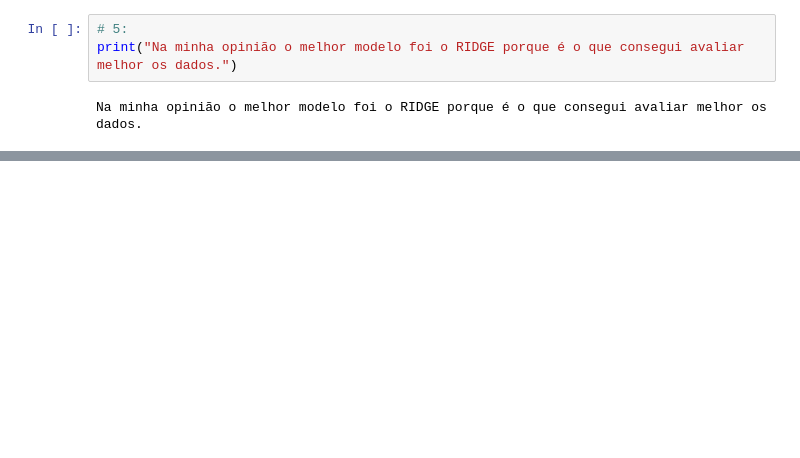
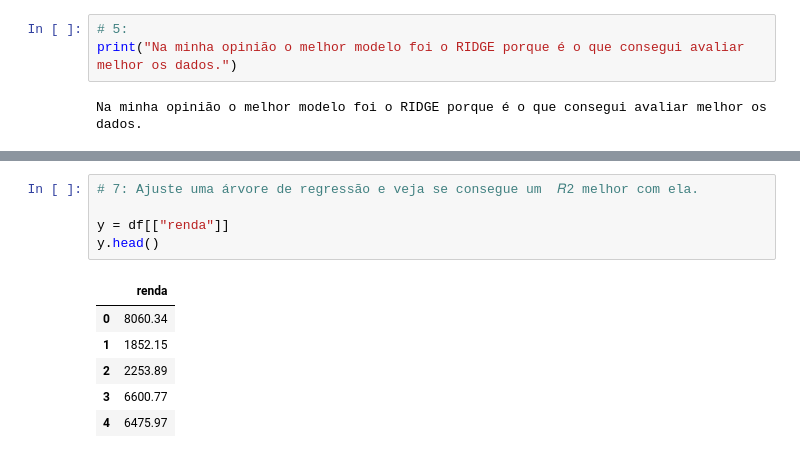
Before and after one commit to victortintel/ex2_modulo13_regressao2-, a Jupyter notebook: ex2_victor_tintel_mod_13.ipynb, the cells around one changed output, grey strips where cells are left out. Cells and saved outputs as stored; diff of their text form; blank space fills up the shorter version.

```diff
--- a/ex2_victor_tintel_mod_13.ipynb
+++ b/ex2_victor_tintel_mod_13.ipynb
@@ -490,0 +681,12 @@ Na minha opinião o melhor modelo foi o RIDGE porque é o que consegui avaliar m
+# %%
+# 7: Ajuste uma árvore de regressão e veja se consegue um  𝑅2 melhor com ela.
+
+y = df[["renda"]]
+y.head()
+# %% [output]
+|  | renda |
+| 0 | 8060.34 |
+| 1 | 1852.15 |
+| 2 | 2253.89 |
+| 3 | 6600.77 |
+| 4 | 6475.97 |
```
Also changed, not shown: parts of 13 cells of this notebook.
